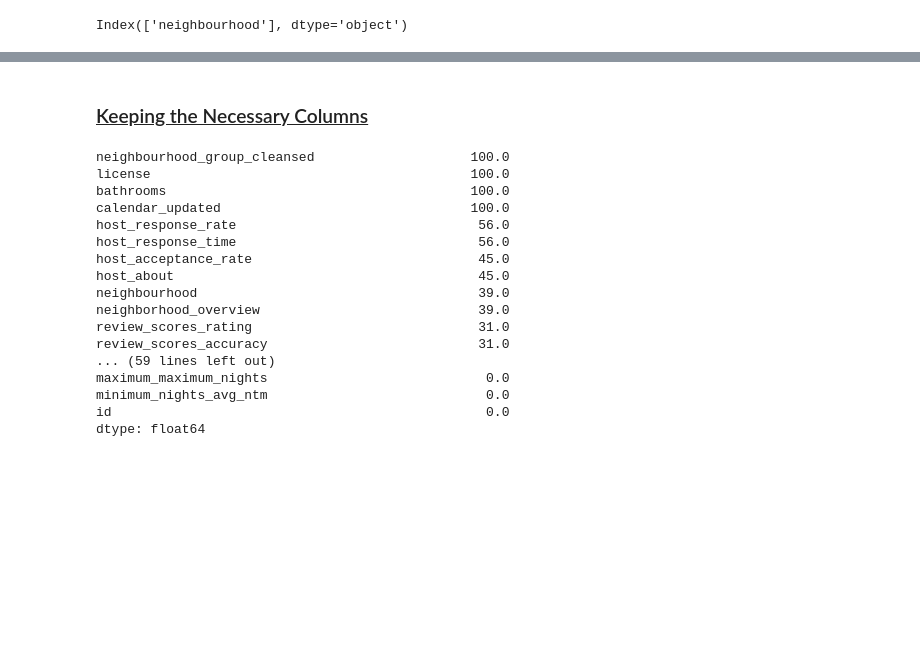
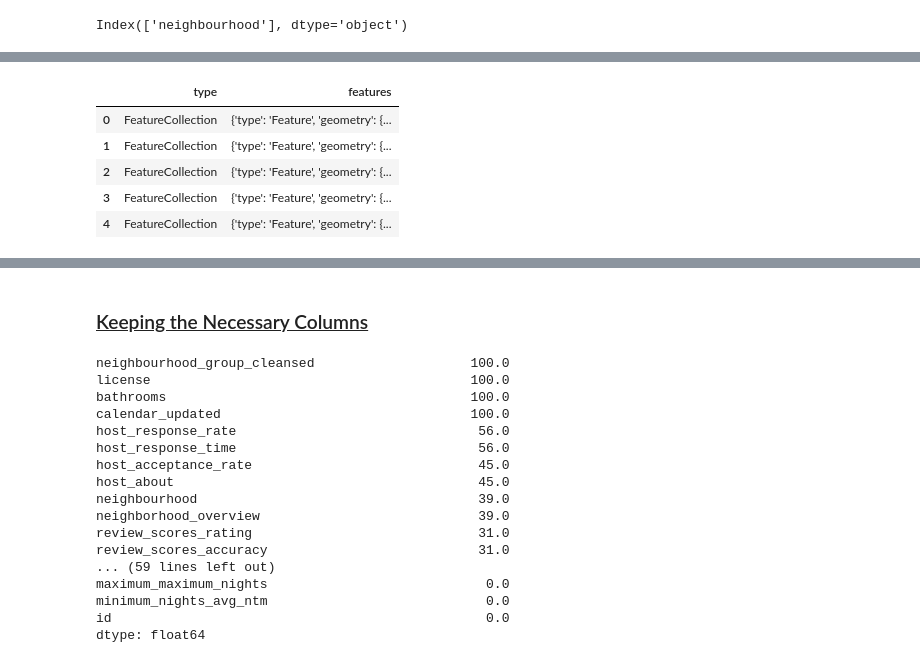
Before and after one commit to SaranyaPandiaraj/Futuristic_Airbnb-Exploring_in_London, a Jupyter notebook: Futuristic_Airbnb_London.ipynb, the cells around one changed output, grey strips where cells are left out. Drawn from its saved outputs; the diff is of its cells as text; code cells hidden in the pictures; blank space fills up the shorter version.

```diff
--- a/Futuristic_Airbnb_London.ipynb
+++ b/Futuristic_Airbnb_London.ipynb
@@ -61 +68,5 @@ Reviews_df = pd.read_csv("Dataset/reviews.csv")
 Neighbourhoods_df = pd.read_csv("Dataset/neighbourhoods.csv")
+# %%
+#Neighbourhoods Json File
+
+Neighbourhoods_json_df = pd.read_json('Dataset/neighbourhoods.geojson')
@@ -102,0 +177,9 @@ pd.set_option('display.max_rows', 107)
+# %%
+Neighbourhoods_json_df.head(5)
+# %% [output]
+|  | type | features |
+| 0 | FeatureCollection | {'type': 'Feature', 'geometry': {... |
+| 1 | FeatureCollection | {'type': 'Feature', 'geometry': {... |
+| 2 | FeatureCollection | {'type': 'Feature', 'geometry': {... |
+| 3 | FeatureCollection | {'type': 'Feature', 'geometry': {... |
+| 4 | FeatureCollection | {'type': 'Feature', 'geometry': {... |
```
Also changed, not shown: parts of 33 cells of this notebook, 4 other files.
